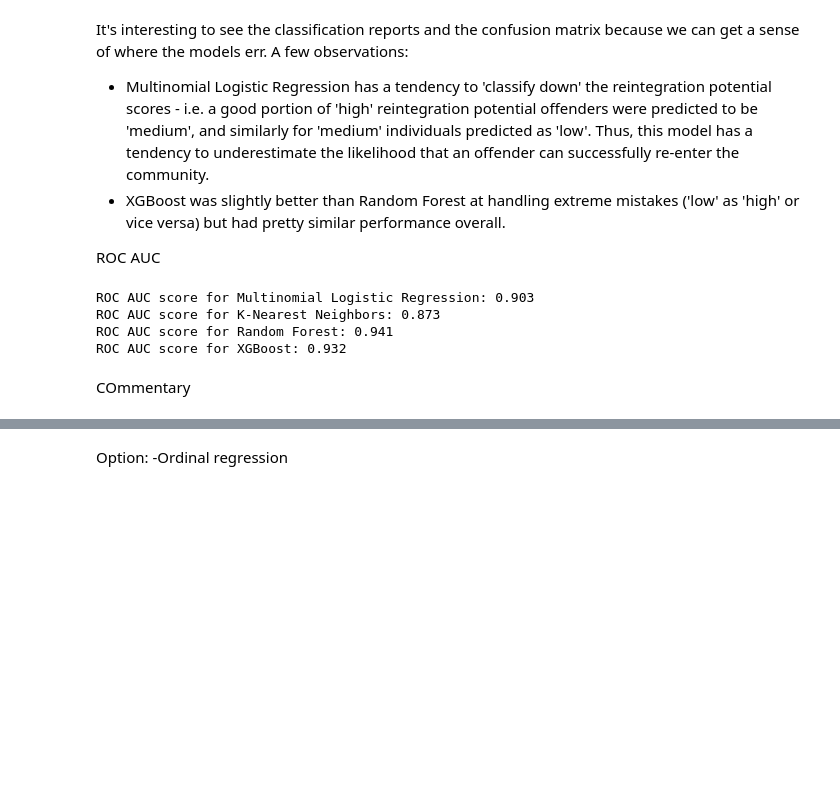
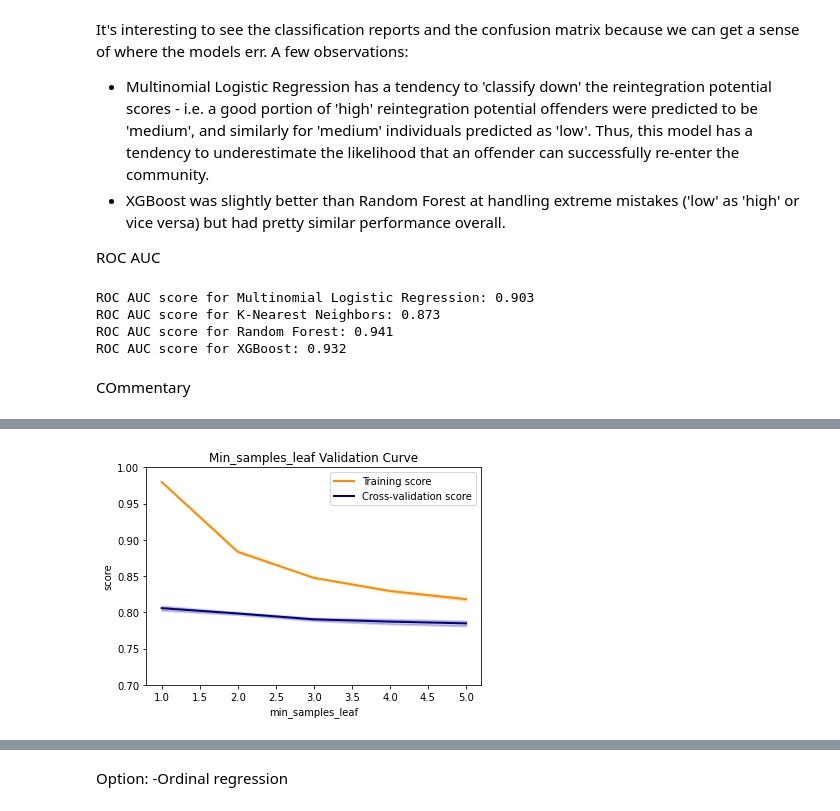
Before and after one commit to anastasiabizyayeva/Bias_Behind_Bars, a Jupyter notebook: 03_Model_Building.ipynb, the cells around one changed output, grey strips where cells are left out. Cells and saved outputs as stored; diff of their text form; code cells hidden in the pictures; blank space fills up the shorter version.

```diff
--- a/03_Model_Building.ipynb
+++ b/03_Model_Building.ipynb
@@ -260,4 +261,4 @@ COmmentary
 n_estimators = [10,100, 300, 500, 800, 1200]
 max_depth = [5, 8, 15, 25, 30, 60, 100]
 min_samples_split = [2, 5, 10, 15, 100]
-min_samples_leaf = [1, 2, 5, 10]
+min_samples_leaf = [1, 2, 3, 4, 5]
@@ -353,29 +358,31 @@ plt.show()
 # %%
 train_score, val_score = validation_curve(
                                 rf,
                                 X = X_train, y = y_train,
                                 param_name = 'min_samples_leaf',
-                                param_range = mmin_samples_leaf, scoring='accuracy', cv = 3)
+                                param_range = min_samples_leaf, scoring='accuracy', cv = 3)
 
 train_scores_mean = np.mean(train_score, axis=1)
 train_scores_std = np.std(train_score, axis=1)
 test_scores_mean = np.mean(val_score, axis=1)
 test_scores_std = np.std(val_score, axis=1)
 
 plt.title("Min_samples_leaf Validation Curve")
 plt.xlabel('min_samples_leaf')
 plt.ylabel('score')
-plt.ylim(0.7, 1.1)
+plt.ylim(0.7, 1.0)
 lw = 2
 plt.plot(min_samples_leaf, train_scores_mean, label="Training score",
              color="darkorange", lw=lw)
 plt.fill_between(min_samples_leaf, train_scores_mean - train_scores_std,
                  train_scores_mean + train_scores_std, alpha=0.2,
                  color="darkorange", lw=lw)
 plt.plot(min_samples_leaf, test_scores_mean, label="Cross-validation score",
              color="navy", lw=lw)
-plt.fill_between(mmin_samples_leaf, test_scores_mean - test_scores_std,
+plt.fill_between(min_samples_leaf, test_scores_mean - test_scores_std,
                  test_scores_mean + test_scores_std, alpha=0.2,
                  color="navy", lw=lw)
 plt.legend(loc="best")
 plt.show()
+# %% [output]
+[figure, added]
```
Also changed, not shown: parts of 11 cells of this notebook.
